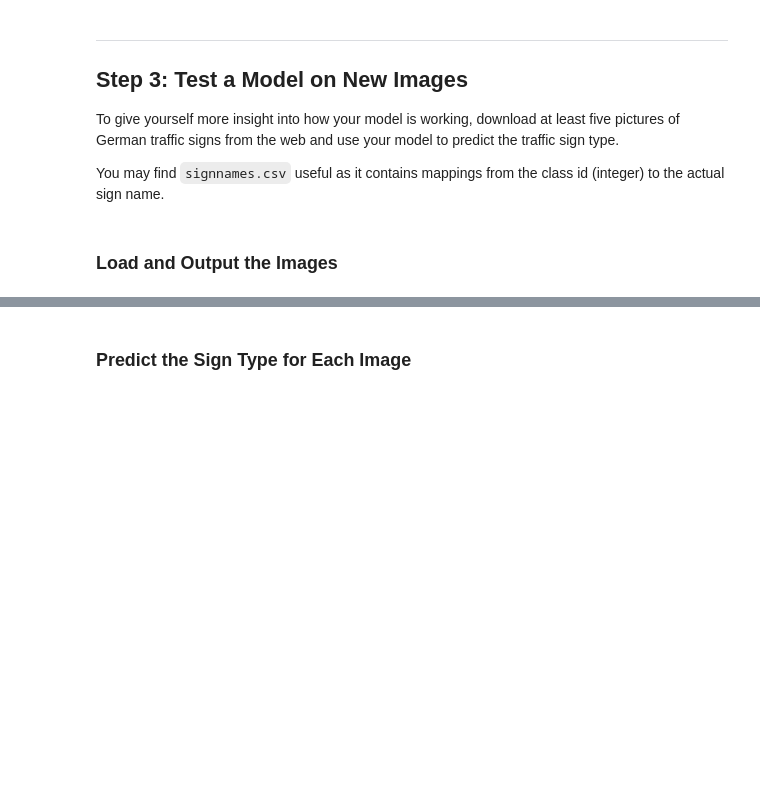
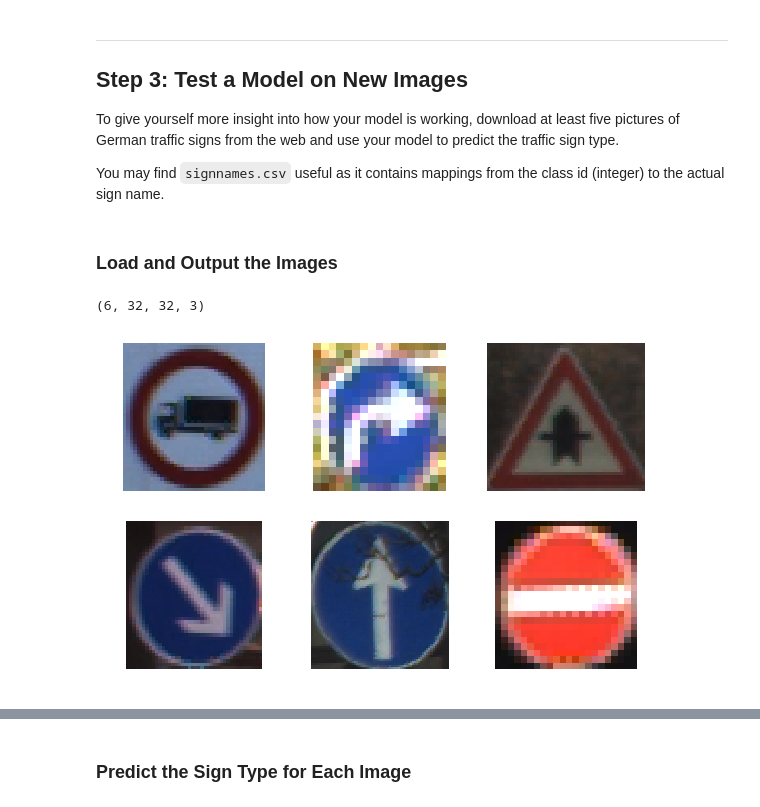
Before and after one commit to logancyang/traffic-sign-classifier, a Jupyter notebook: Traffic_Sign_Classifier.ipynb, the cells around one changed output, grey strips where cells are left out. Saved outputs shown, nothing was run; the diff lists cells and outputs as text; code cells hidden in the pictures; blank space fills up the shorter version.

```diff
--- a/Traffic_Sign_Classifier.ipynb
+++ b/Traffic_Sign_Classifier.ipynb
@@ -453,16 +561,17 @@ Train LeNet to classify traffic sign data.
 `x` is a placeholder for a batch of input images.
 `y` is a placeholder for a batch of output labels.
 # %%
-x = tf.placeholder(tf.float32, (None, 32, 32, 3))
+# Colored: (None, 32, 32, 3)
+# Gray: (None, 32, 32, 1)
+x = tf.placeholder(tf.float32, (None, 32, 32, 1))
 y = tf.placeholder(tf.int32, (None))
+keep_prob = tf.placeholder(tf.float32)
 one_hot_y = tf.one_hot(y, n_classes)
 # %% [markdown]
 ## Training Pipeline
 Create a training pipeline that uses the model to classify traffic signdata.
 # %%
-rate = 0.001
-
-logits = LeNet(x, n_classes)
+logits = LeNetTrafficSign(x, n_classes)
 print(logits)
 cross_entropy = tf.nn.softmax_cross_entropy_with_logits(labels=one_hot_y, logits=logits)
 loss_operation = tf.reduce_mean(cross_entropy)
@@ -486,8 +595,8 @@ def evaluate(X_data, y_data):
 #     X_data = [rgb2gray(img) for img in X_data]
     for offset in range(0, num_examples, BATCH_SIZE):
         batch_x, batch_y = X_data[offset:offset+BATCH_SIZE], y_data[offset:offset+BATCH_SIZE]
-#         batch_x = np.expand_dims(batch_x, axis=3)
-        accuracy = sess.run(accuracy_operation, feed_dict={x: batch_x, y: batch_y})
+        batch_x = np.expand_dims(batch_x, axis=3)
+        accuracy = sess.run(accuracy_operation, feed_dict={x: batch_x, y: batch_y, keep_prob: 1.0})
         total_accuracy += (accuracy * len(batch_x))
     return total_accuracy / num_examples
 # %% [markdown]
@@ -521,10 +624,12 @@ with tf.Session() as sess:
             end = offset + BATCH_SIZE
             batch_x, batch_y = X_train[offset:end], y_train[offset:end]
             # Expand (128, 32, 32) to (128, 32, 32, 1)
-#             batch_x = np.expand_dims(batch_x, axis=3)
-            sess.run(training_operation, feed_dict={x: batch_x, y: batch_y})
+            batch_x = np.expand_dims(batch_x, axis=3)
+            sess.run(training_operation, feed_dict={x: batch_x, y: batch_y, keep_prob: 0.5})
+        training_accuracy = evaluate(X_train, y_train)
         validation_accuracy = evaluate(X_valid, y_valid)
         print("EPOCH {} ...".format(i+1))
+        print("Training Accuracy = {:.3f}".format(training_accuracy))
         print("Validation Accuracy = {:.3f}".format(validation_accuracy))
         print()
 
@@ -576,0 +681,31 @@ You may find `signnames.csv` useful as it contains mappings from the class id (i
+# %%
+### Load the images and plot them here.
+### Feel free to use as many code cells as needed.
+import glob
+import matplotlib.image as mpimg
+import csv
+import matplotlib.pyplot as plt
+import numpy as np
+import cv2 as cv
+import random
+from sklearn.utils import shuffle
+import tensorflow as tf
+
+fig, axs = plt.subplots(2,3, figsize=(10, 6))
+fig.subplots_adjust(hspace = .2, wspace=.001)
+axs = axs.ravel()
+
+my_images = []
+
+for i, img in enumerate(glob.glob('./my-signs/*.png')):
+    image = cv.imread(img)
+    axs[i].axis('off')
+    axs[i].imshow(cv.cvtColor(image, cv.COLOR_BGR2RGB))
+    image = cv.resize(image, (32,32))
+    my_images.append(image)
+
+my_images = np.asarray(my_images)
+print(my_images.shape)
+# %% [output]
+(6, 32, 32, 3)
+[figure, added]
```
Also changed, not shown: parts of 28 cells of this notebook, 26 other files.
